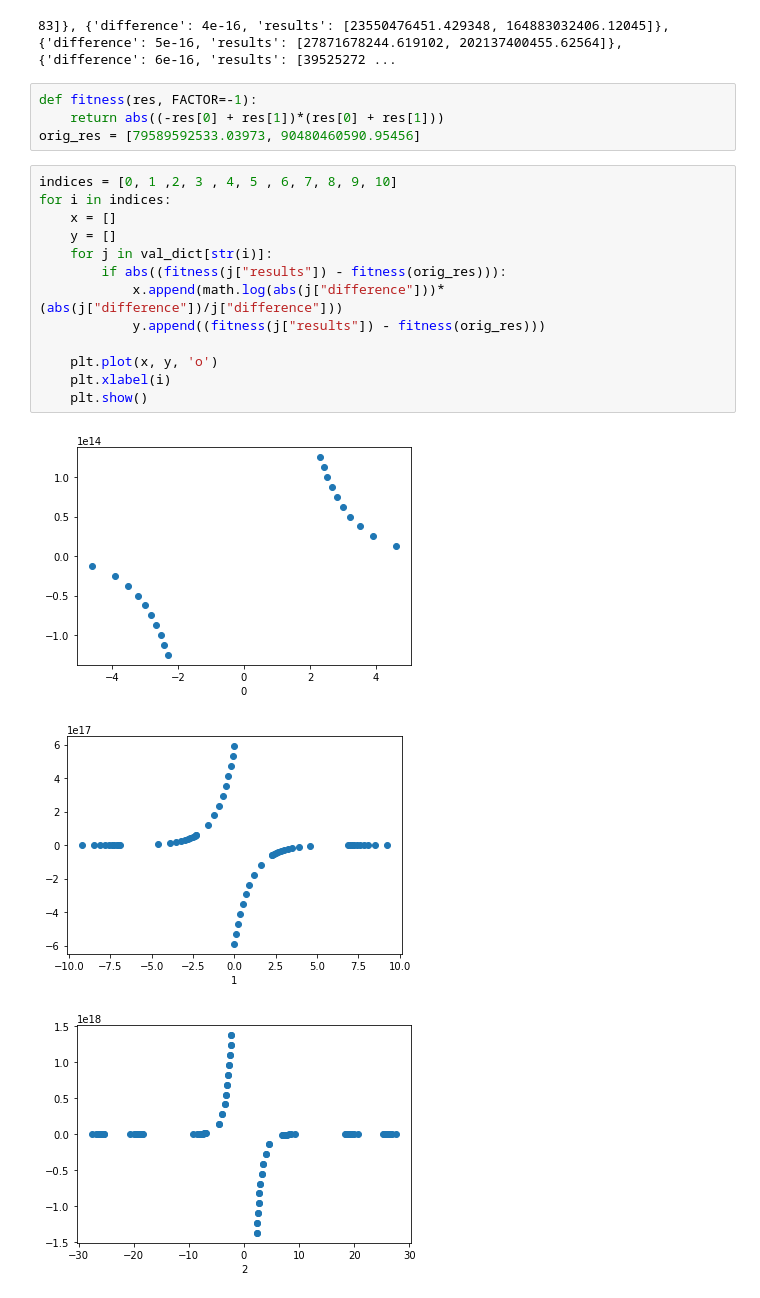
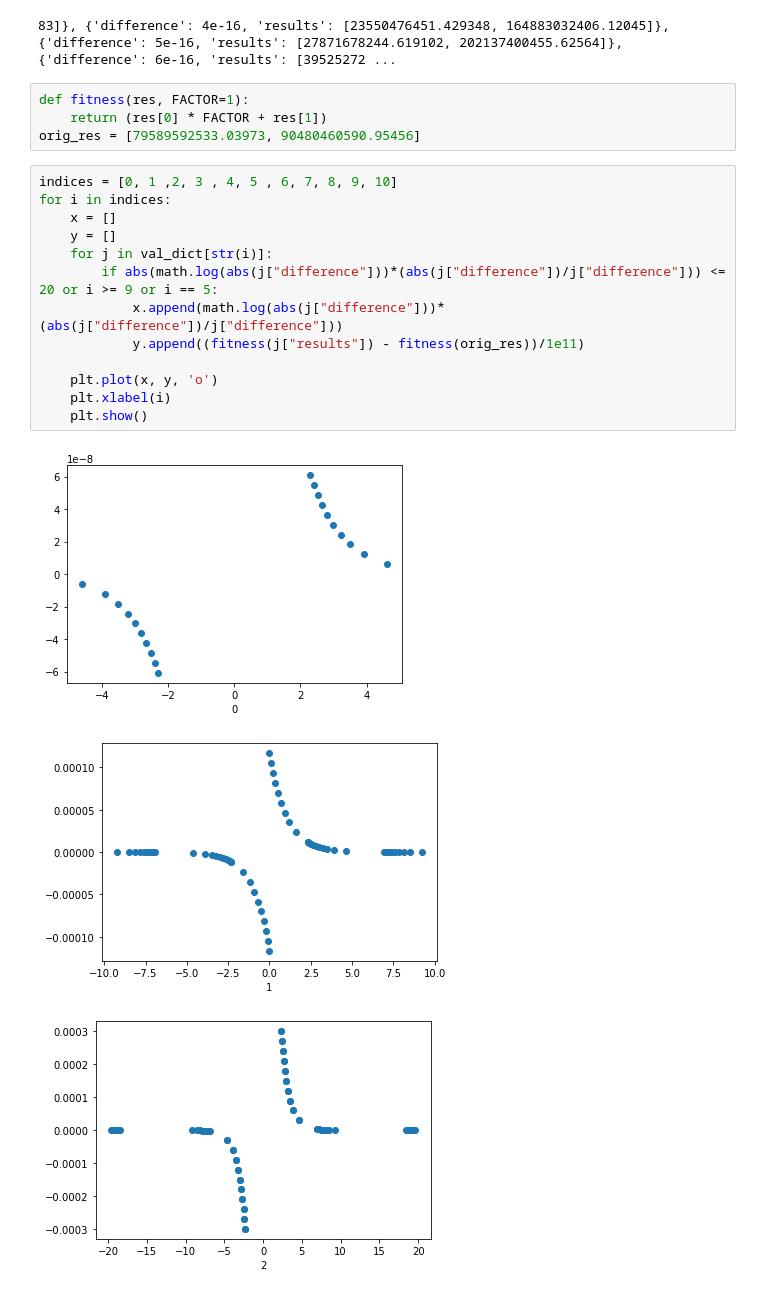
Before and after one commit to kjain1810/Genetic-Algorithm, a Jupyter notebook: plotting_exploration.ipynb, the cells around one changed output. Drawn from its saved outputs; the diff is of its cells as text.

```diff
--- a/plotting_exploration.ipynb
+++ b/plotting_exploration.ipynb
@@ -18,23 +18,23 @@ print(val_dict)
 # %% [output]
 83]}, {'difference': 4e-16, 'results': [23550476451.429348, 164883032406.12045]}, {'difference': 5e-16, 'results': [27871678244.619102, 202137400455.62564]}, {'difference': 6e-16, 'results': [39525272 ...
 # %%
-def fitness(res, FACTOR=-1):
-    return abs((-res[0] + res[1])*(res[0] + res[1]))
+def fitness(res, FACTOR=1):
+    return (res[0] * FACTOR + res[1])
 orig_res = [79589592533.03973, 90480460590.95456]
 # %%
 indices = [0, 1 ,2, 3 , 4, 5 , 6, 7, 8, 9, 10]
 for i in indices:
     x = []
     y = []
     for j in val_dict[str(i)]:
-        if abs((fitness(j["results"]) - fitness(orig_res))):
+        if abs(math.log(abs(j["difference"]))*(abs(j["difference"])/j["difference"])) <= 20 or i >= 9 or i == 5:
             x.append(math.log(abs(j["difference"]))*(abs(j["difference"])/j["difference"]))
-            y.append((fitness(j["results"]) - fitness(orig_res)))
+            y.append((fitness(j["results"]) - fitness(orig_res))/1e11)
 
     plt.plot(x, y, 'o')
     plt.xlabel(i)
     plt.show()
 # %% [output]
-[figure, old version]
+[figure, new version]
-[figure, old version]
+[figure, new version]
-[figure, old version]
+[figure, new version]
```
Also changed, not shown: parts of 1 cell of this notebook, 9 other files.
